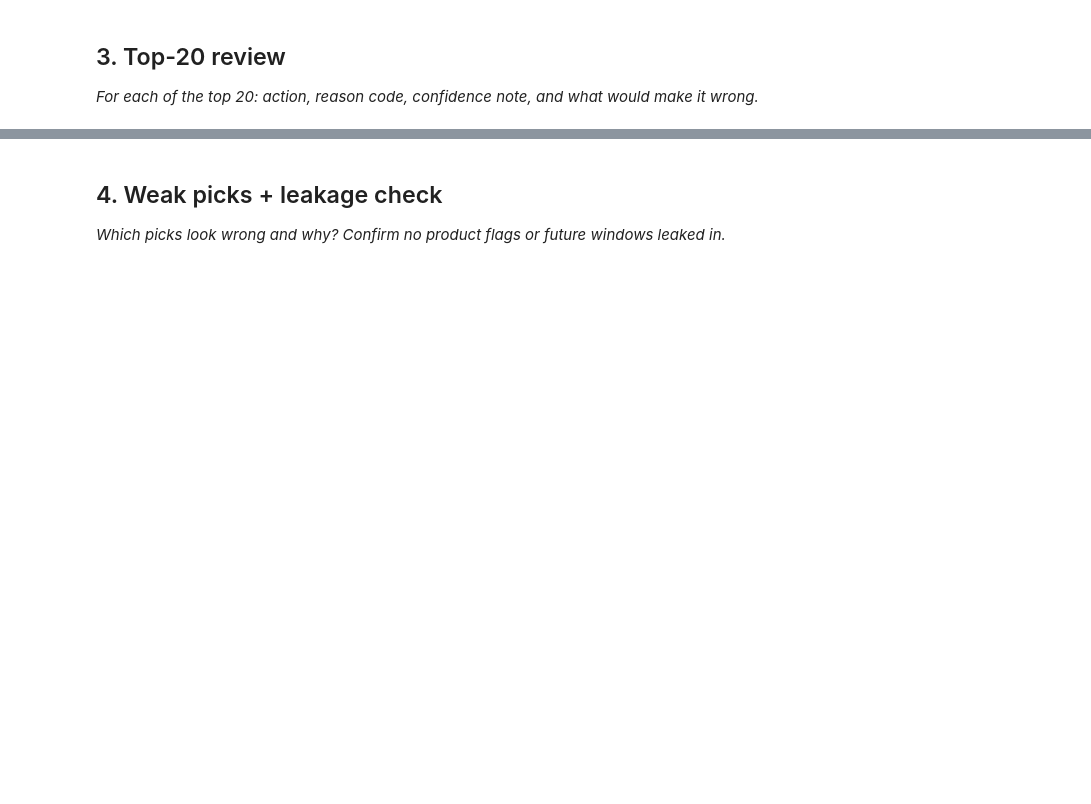
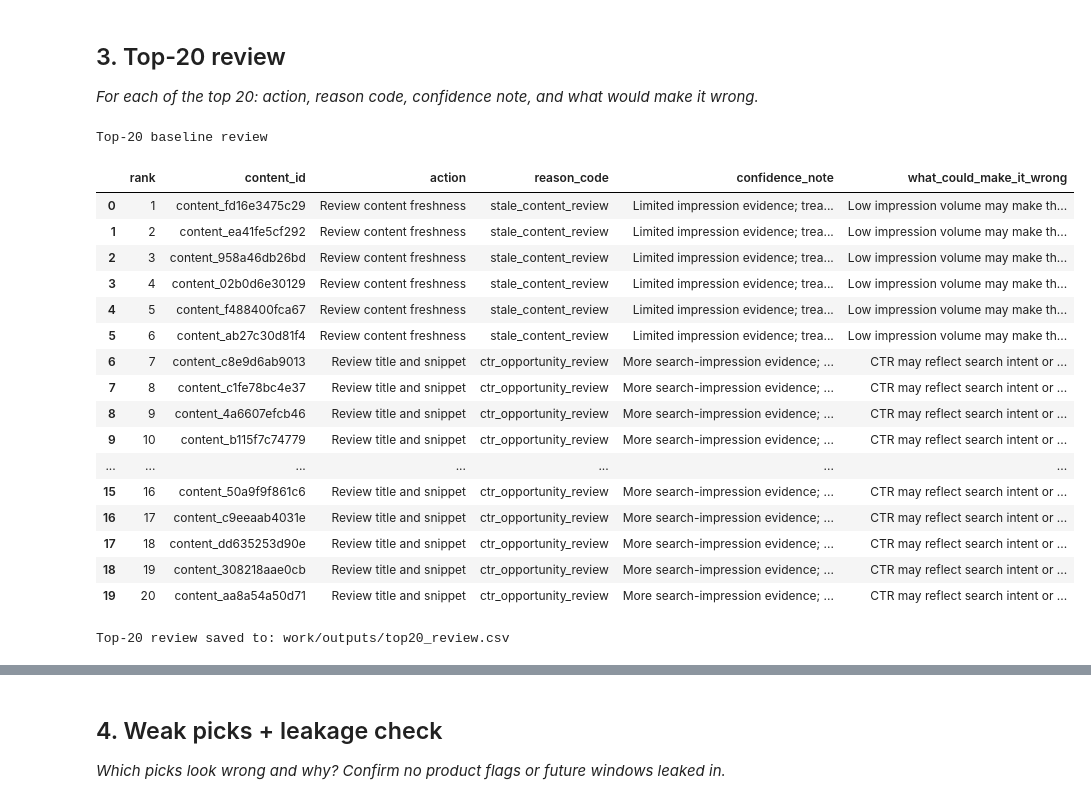
Before and after one commit to Pangakeerthi11/keerthi-flyrank-ml-internship-2026, a Jupyter notebook: work/notebooks/w04_baseline_score.ipynb, the cells around one changed output, grey strips where cells are left out. Drawn from its saved outputs; the diff is of its cells as text; code cells hidden in the pictures; blank space fills up the shorter version.

```diff
--- a/work/notebooks/w04_baseline_score.ipynb
+++ b/work/notebooks/w04_baseline_score.ipynb
@@ -29,0 +365,78 @@ This skeleton is yours to fill. Work the sections **in order** — each one has
+# %%
+from pathlib import Path
+import pandas as pd
+import numpy as np
+
+queue_path = Path("work/outputs/baseline_action_score.csv")
+
+if not queue_path.exists():
+    raise FileNotFoundError(
+        "Run Section 2 first to create the ranked queue."
+    )
+
+queue = pd.read_csv(queue_path)
+
+top20 = queue.head(20).copy()
+
+# Explain what could make each recommendation wrong
+def explain_risk(row):
+    risks = []
+
+    if row["impressions_90d"] < 500:
+        risks.append("Low impression volume may make the signal unreliable")
+
+    if row["reason_code"] == "stale_content_review":
+        risks.append("Old content may still be accurate and useful")
+
+    if row["reason_code"] == "ctr_opportunity_review":
+        risks.append("CTR may reflect search intent or snippet context")
+
+    if row["reason_code"] == "visible_content_review":
+        risks.append("Visibility alone does not prove a content problem")
+
+    if not risks:
+        risks.append("Additional context may change the recommended action")
+
+    return "; ".join(risks)
+
+top20["what_could_make_it_wrong"] = top20.apply(
+    explain_risk, axis=1
+)
+
+review_columns = [
+    "rank",
+    "content_id",
+    "action",
+    "reason_code",
+    "confidence_note",
+    "what_could_make_it_wrong",
+]
+
+print("Top-20 baseline review")
+display(top20[review_columns])
+
+# Save a copy of the review
+review_path = Path("work/outputs/top20_review.csv")
+top20[review_columns].to_csv(review_path, index=False)
+
+print("Top-20 review saved to:", review_path)
+# %% [output]
+Top-20 baseline review
+|  | rank | content_id | action | reason_code | confidence_note | what_could_make_it_wrong |
+| 0 | 1 | content_fd16e3475c29 | Review content freshness | stale_content_review | Limited impression evidence; trea... | Low impression volume may make th... |
+| 1 | 2 | content_ea41fe5cf292 | Review content freshness | stale_content_review | Limited impression evidence; trea... | Low impression volume may make th... |
+| 2 | 3 | content_958a46db26bd | Review content freshness | stale_content_review | Limited impression evidence; trea... | Low impression volume may make th... |
+| 3 | 4 | content_02b0d6e30129 | Review content freshness | stale_content_review | Limited impression evidence; trea... | Low impression volume may make th... |
+| 4 | 5 | content_f488400fca67 | Review content freshness | stale_content_review | Limited impression evidence; trea... | Low impression volume may make th... |
+| 5 | 6 | content_ab27c30d81f4 | Review content freshness | stale_content_review | Limited impression evidence; trea... | Low impression volume may make th... |
+| 6 | 7 | content_c8e9d6ab9013 | Review title and snippet | ctr_opportunity_review | More search-impression evidence; ... | CTR may reflect search intent or ... |
+| 7 | 8 | content_c1fe78bc4e37 | Review title and snippet | ctr_opportunity_review | More search-impression evidence; ... | CTR may reflect search intent or ... |
+| 8 | 9 | content_4a6607efcb46 | Review title and snippet | ctr_opportunity_review | More search-impression evidence; ... | CTR may reflect search intent or ... |
+| 9 | 10 | content_b115f7c74779 | Review title and snippet | ctr_opportunity_review | More search-impression evidence; ... | CTR may reflect search intent or ... |
+| ... | ... | ... | ... | ... | ... | ... |
+| 15 | 16 | content_50a9f9f861c6 | Review title and snippet | ctr_opportunity_review | More search-impression evidence; ... | CTR may reflect search intent or ... |
+| 16 | 17 | content_c9eeaab4031e | Review title and snippet | ctr_opportunity_review | More search-impression evidence; ... | CTR may reflect search intent or ... |
+| 17 | 18 | content_dd635253d90e | Review title and snippet | ctr_opportunity_review | More search-impression evidence; ... | CTR may reflect search intent or ... |
+| 18 | 19 | content_308218aae0cb | Review title and snippet | ctr_opportunity_review | More search-impression evidence; ... | CTR may reflect search intent or ... |
+| 19 | 20 | content_aa8a54a50d71 | Review title and snippet | ctr_opportunity_review | More search-impression evidence; ... | CTR may reflect search intent or ... |
+Top-20 review saved to: work/outputs/top20_review.csv
```
Also changed, not shown: parts of 13 cells of this notebook.
